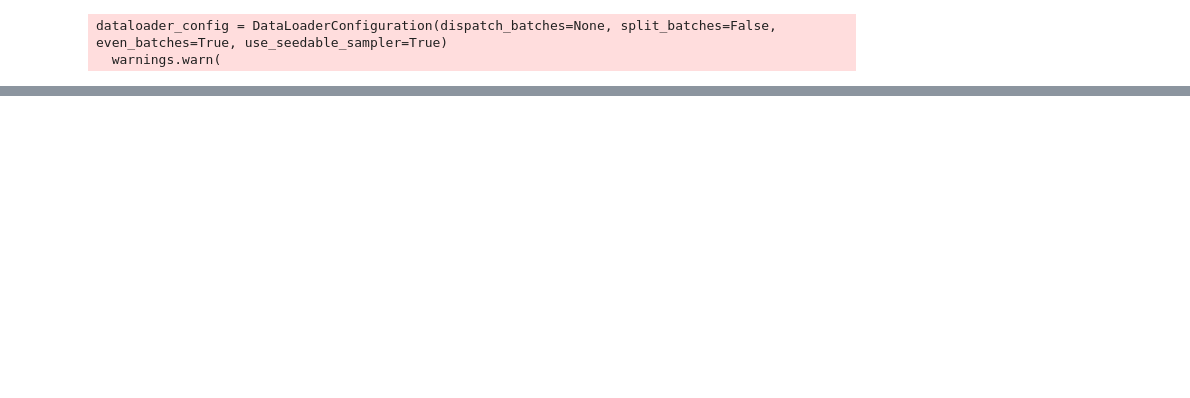
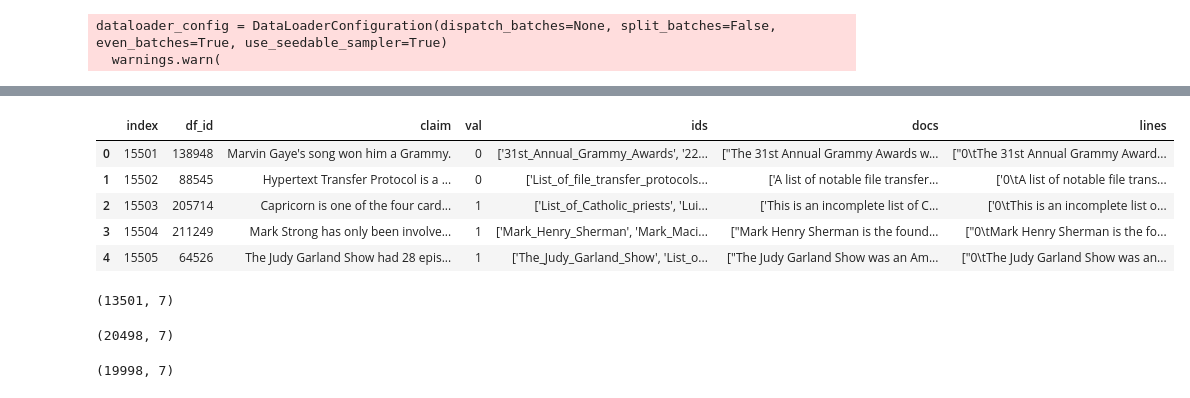
Before and after one commit to Prayas-Agrawal/728-pa2, a Jupyter notebook: 728-pa2.ipynb, the cells around one changed output, grey strips where cells are left out. Drawn from its saved outputs; the diff is of its cells as text; code cells hidden in the pictures; blank space fills up the shorter version.

```diff
--- a/728-pa2.ipynb
+++ b/728-pa2.ipynb
@@ -557,0 +687,9 @@ with torch.no_grad():
+# %%
+pd.read_csv("/kaggle/working/test/all_labels_16000").head()
+# %% [output]
+|  | index | df_id | claim | val | ids | docs | lines |
+| 0 | 15501 | 138948 | Marvin Gaye's song won him a Grammy. | 0 | ['31st_Annual_Grammy_Awards', '22... | ["The 31st Annual Grammy Awards w... | ["0\tThe 31st Annual Grammy Award... |
+| 1 | 15502 | 88545 | Hypertext Transfer Protocol is a ... | 0 | ['List_of_file_transfer_protocols... | ['A list of notable file transfer... | ['0\tA list of notable file trans... |
+| 2 | 15503 | 205714 | Capricorn is one of the four card... | 1 | ['List_of_Catholic_priests', 'Lui... | ['This is an incomplete list of C... | ['0\tThis is an incomplete list o... |
+| 3 | 15504 | 211249 | Mark Strong has only been involve... | 1 | ['Mark_Henry_Sherman', 'Mark_Maci... | ["Mark Henry Sherman is the found... | ["0\tMark Henry Sherman is the fo... |
+| 4 | 15505 | 64526 | The Judy Garland Show had 28 epis... | 1 | ['The_Judy_Garland_Show', 'List_o... | ["The Judy Garland Show was an Am... | ["0\tThe Judy Garland Show was an... |
@@ -557,0 +705,4 @@ with torch.no_grad():
+# %%
+fin_df.shape
+# %% [output]
+(13501, 7)
@@ -557,0 +717,4 @@ with torch.no_grad():
+# %%
+fin_df.shape
+# %% [output]
+(20498, 7)
@@ -557,0 +723,4 @@ with torch.no_grad():
+# %%
+fin_df.shape
+# %% [output]
+(19998, 7)
```
Also changed, not shown: parts of 60 cells of this notebook.
